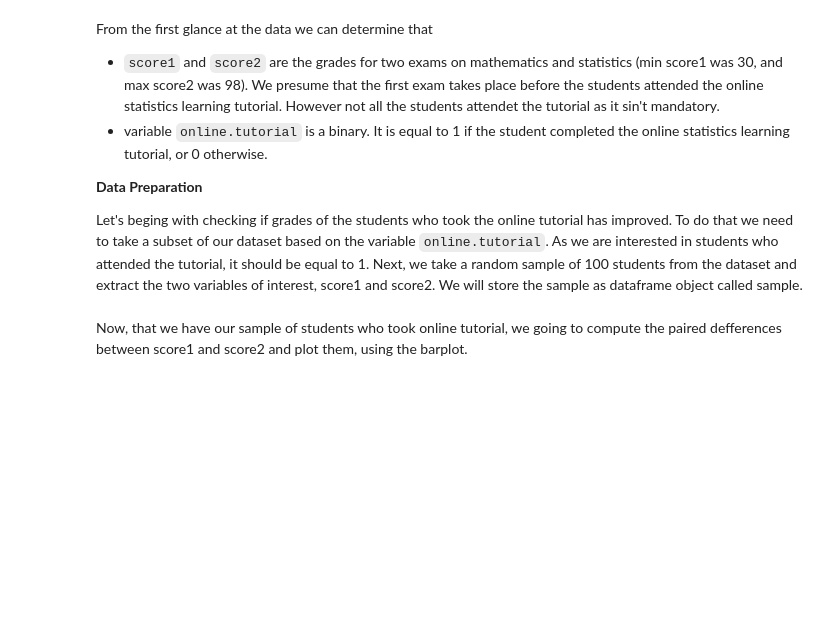
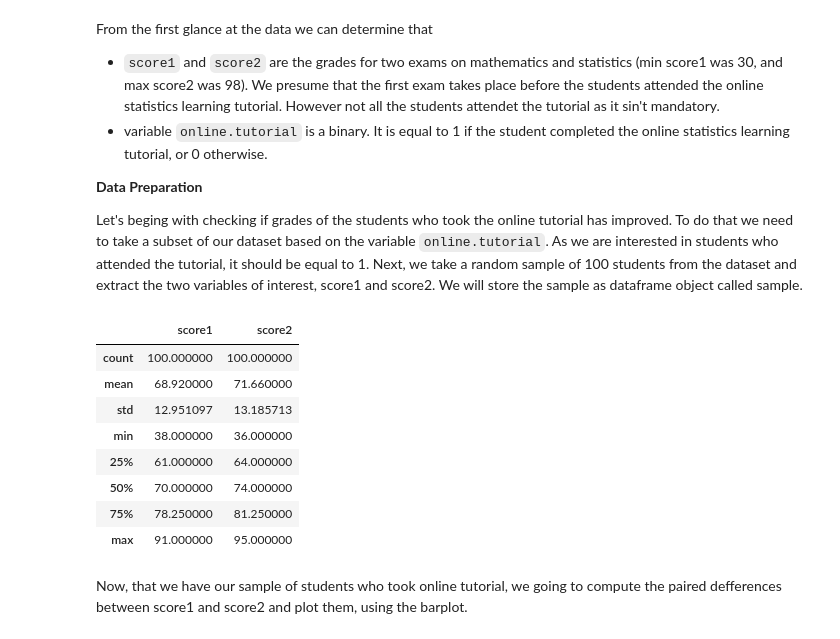
Before and after one commit to angelinka/machine_learning_assessment, a Jupyter notebook: ttest.ipynb, the cells around one changed output. Saved outputs shown, nothing was run; the diff lists cells and outputs as text; code cells hidden in the pictures; blank space fills up the shorter version.

```diff
--- a/ttest.ipynb
+++ b/ttest.ipynb
@@ -299,12 +299,24 @@ To do that we need to take a subset of our dataset based on the variable `online
 # %%
 n = 100
 
 # getting subset where online.tutorial=1
 subset = students.loc[students["online.tutorial"] == 1]
 
 # using sample() method to get a random sample of items from an axis of objectthe subset above.
 # random_state - seed for random number generator.
 sample = subset.sample(n, random_state = 7)[["score1", "score2"]]
+
+sample.describe()
+# %% [output]
+|  | score1 | score2 |
+| count | 100.000000 | 100.000000 |
+| mean | 68.920000 | 71.660000 |
+| std | 12.951097 | 13.185713 |
+| min | 38.000000 | 36.000000 |
+| 25% | 61.000000 | 64.000000 |
+| 50% | 70.000000 | 74.000000 |
+| 75% | 78.250000 | 81.250000 |
+| max | 91.000000 | 95.000000 |
 # %% [markdown]
 Now, that we have our sample of students who took online tutorial, we going to compute the paired defferences between score1 and score2 and plot them, using the barplot.
 # %%
```
Also changed, not shown: parts of 12 cells of this notebook.
